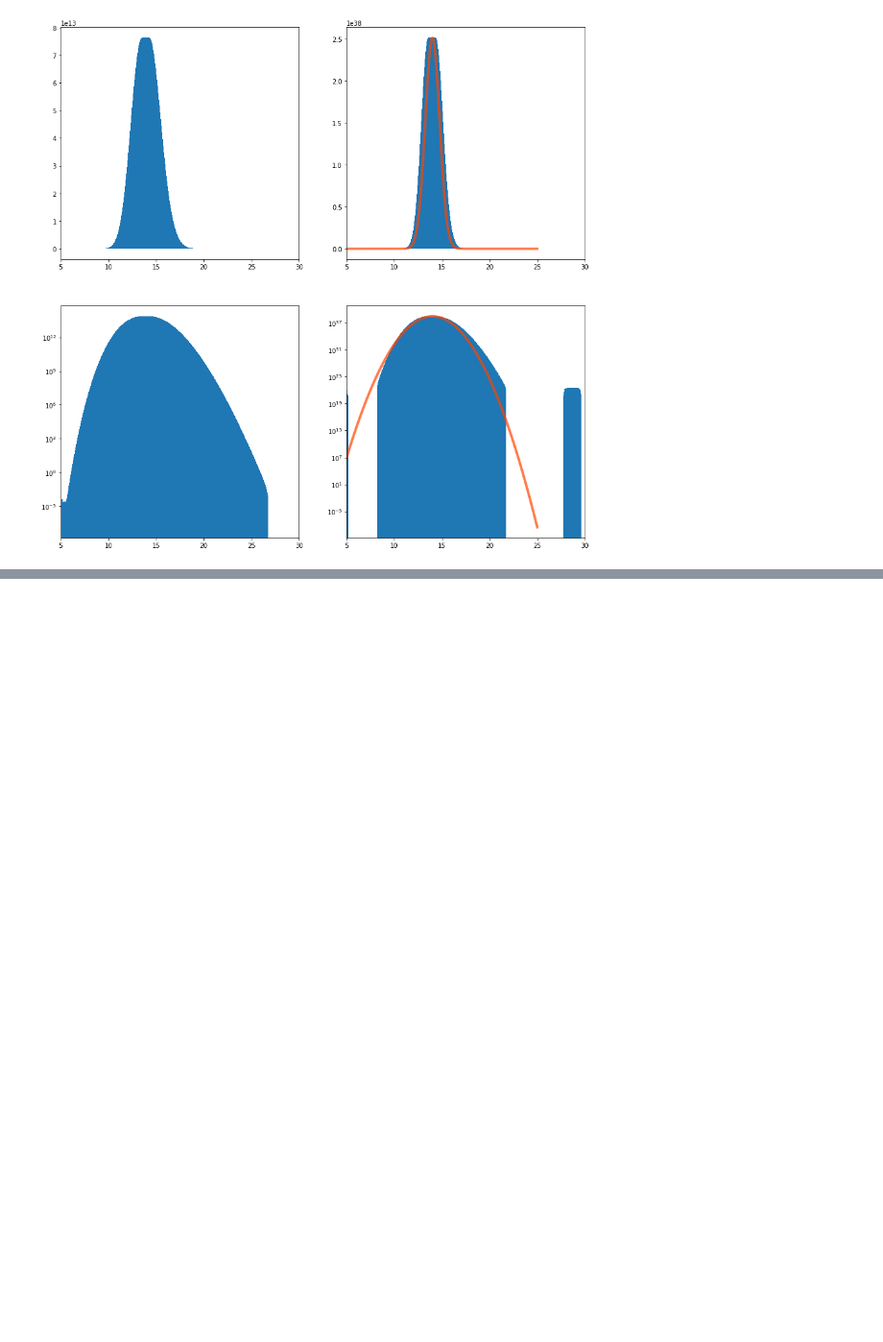
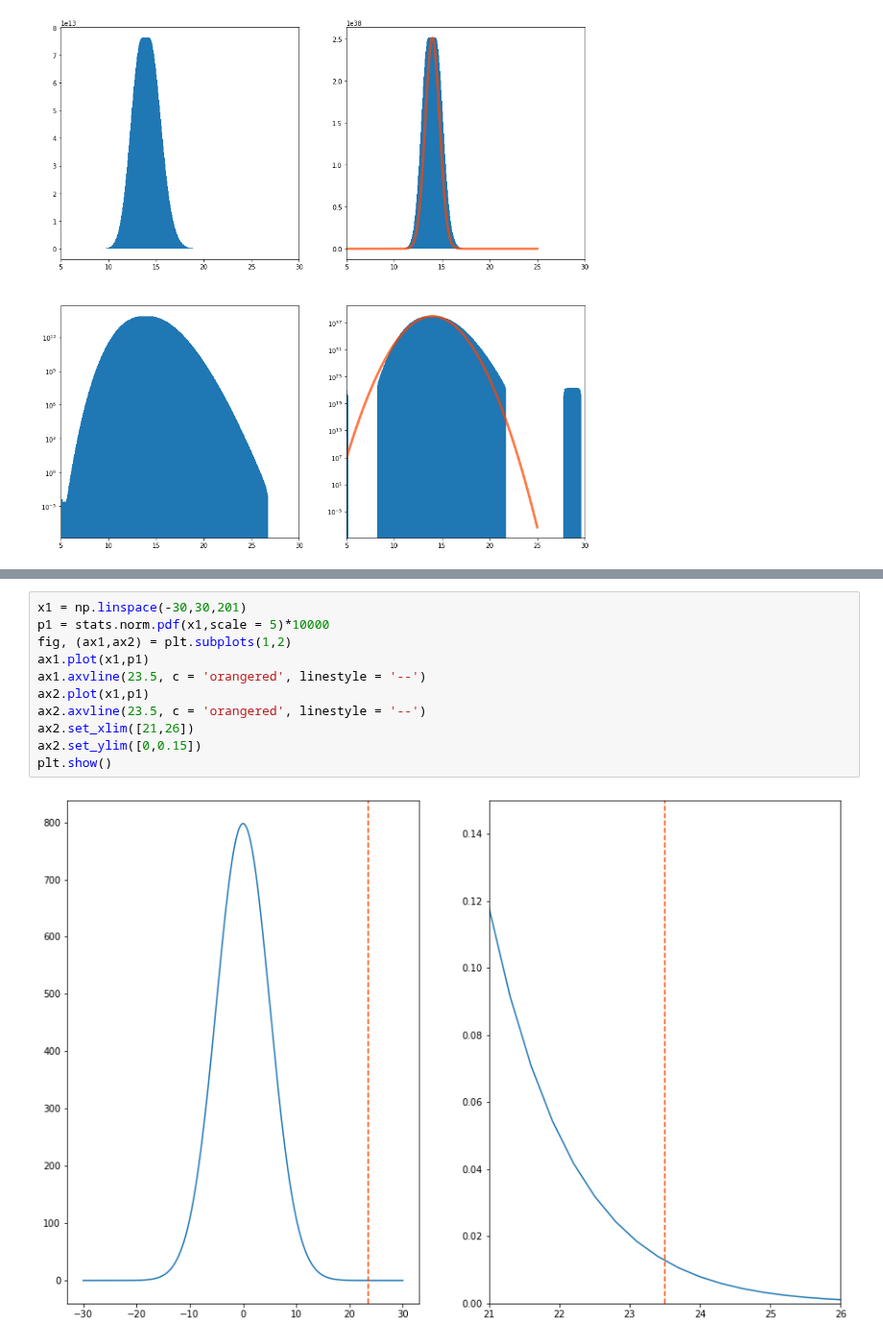
Before and after one commit to jeff-abe/PHYS434, a Jupyter notebook: Lab2.ipynb, the cells around one changed output, grey strips where cells are left out. Shown at 96% size. Cells and saved outputs as stored; diff of their text form; blank space fills up the shorter version.

```diff
--- a/Lab2.ipynb
+++ b/Lab2.ipynb
@@ -188,0 +205,13 @@ After about 20 measurements, the average looks much more gaussian than with less
+# %%
+x1 = np.linspace(-30,30,201)
+p1 = stats.norm.pdf(x1,scale = 5)*10000
+fig, (ax1,ax2) = plt.subplots(1,2)
+ax1.plot(x1,p1)
+ax1.axvline(23.5, c = 'orangered', linestyle = '--')
+ax2.plot(x1,p1)
+ax2.axvline(23.5, c = 'orangered', linestyle = '--')
+ax2.set_xlim([21,26])
+ax2.set_ylim([0,0.15])
+plt.show()
+# %% [output]
+[figure, added]
```
Also changed, not shown: parts of 4 cells of this notebook.
